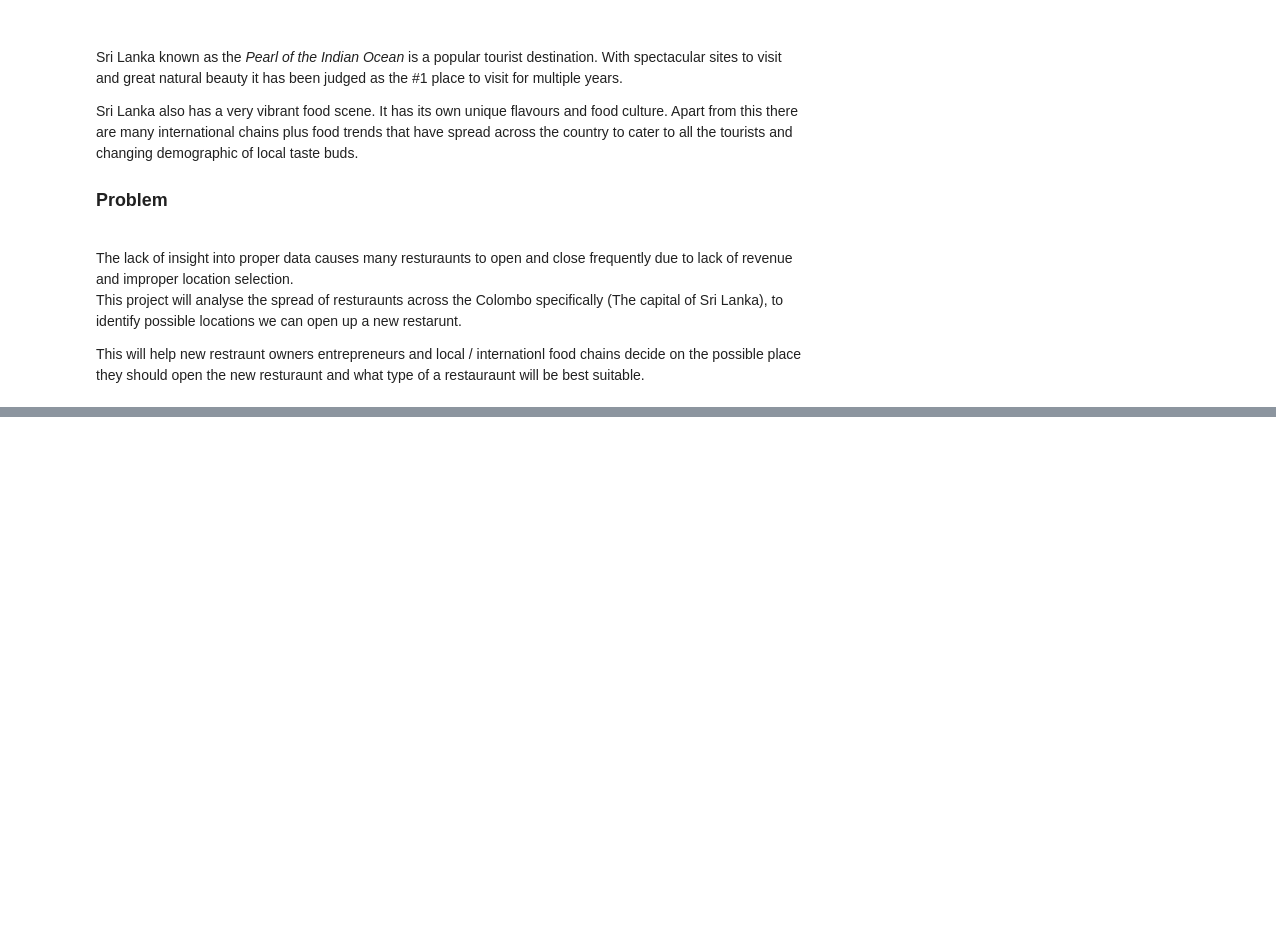
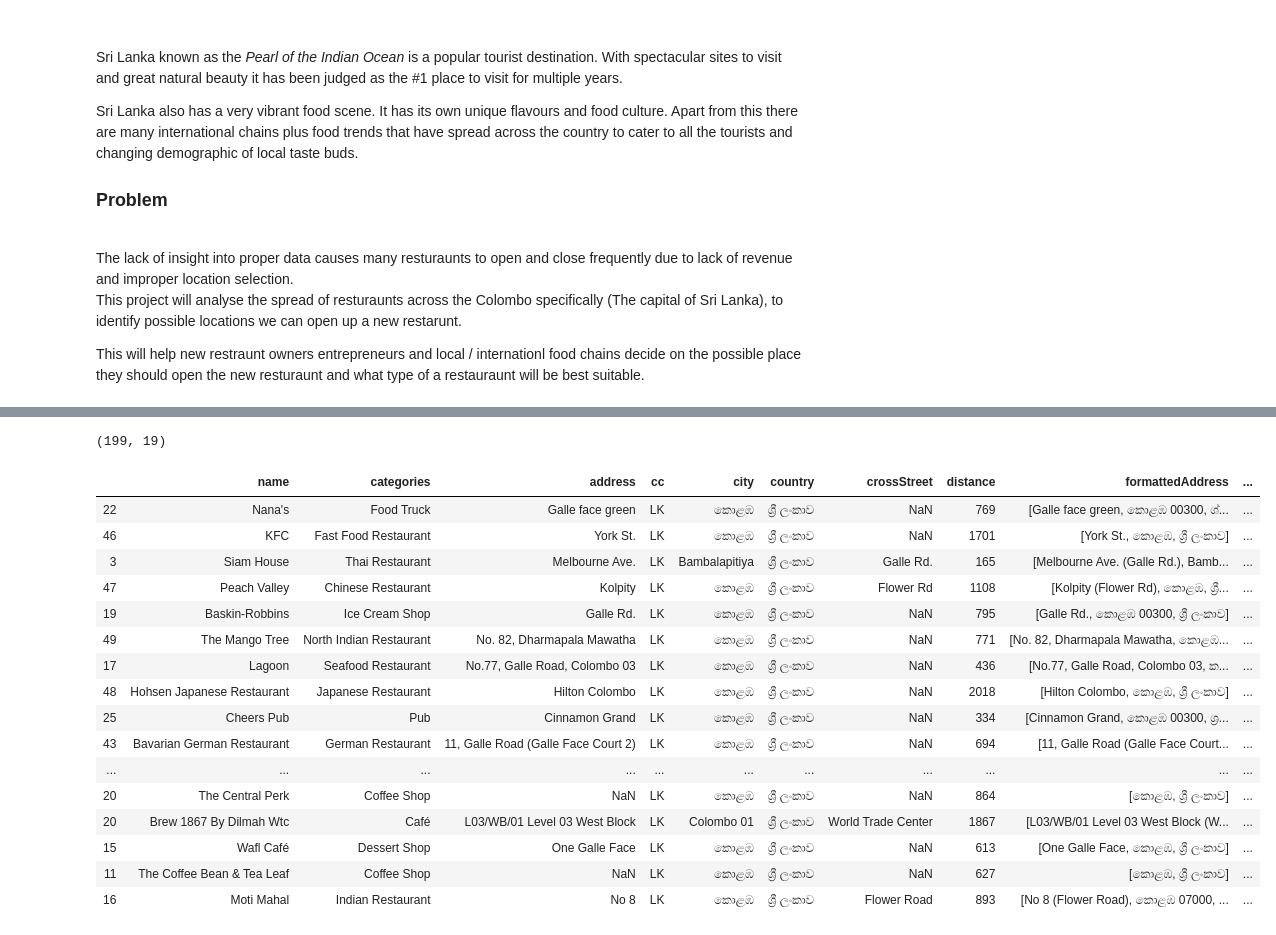
Before and after one commit to Samkobb/Colombo--ri-Lanka---Next-Resturaunt, a Jupyter notebook: Colombo Sri Lanka.ipynb, the cells around one changed output, grey strips where cells are left out. Drawn from its saved outputs; the diff is of its cells as text; code cells hidden in the pictures; blank space fills up the shorter version.

Commit message:
Week 2- Data capstone submission

```diff
--- a/Colombo Sri Lanka.ipynb
+++ b/Colombo Sri Lanka.ipynb
@@ -32,0 +355,7 @@ This will help new restraunt owners entrepreneurs and local / internationl food
+# %%
+search_query ='4d4b7105d754a06374d81259'
+url = 'https://api.foursquare.com/v2/venues/search?client_id={}&client_secret={}&ll={},{}&v={}&categoryId={}&radius={}&limit={}'.format(CLIENT_ID, CLIENT_SECRET, latitude, longitude, VERSION, search_query, radius, LIMIT)
+results = requests.get(url).json()
+venues = results['response']['venues']
+dataframe_colombo4= json_normalize(venues)
+dataframe_colombo4
@@ -32,0 +422,2 @@ This will help new restraunt owners entrepreneurs and local / internationl food
+# %%
+restaruant_data= pd.concat([dataframe_colombo1, dataframe_colombo2, dataframe_colombo3,dataframe_colombo4], axis=0, sort='true')
@@ -32,0 +448,2 @@ This will help new restraunt owners entrepreneurs and local / internationl food
+# %%
+restaruant_data.sort_values("id", inplace=True)
@@ -32,0 +470,48 @@ This will help new restraunt owners entrepreneurs and local / internationl food
+# %%
+cleansed_data=restaruant_data.drop_duplicates(subset ="id")
+# %%
+cleansed_data.shape
+# %% [output]
+(199, 19)
+# %%
+# keep only columns that include venue name, and anything that is associated with location
+filtered_columns = ['name', 'categories'] + [col for col in cleansed_data.columns if col.startswith('location.')] + ['id']
+dataframe_filtered = cleansed_data.loc[:, filtered_columns]
+
+# function that extracts the category of the venue
+def get_category_type(row):
+    try:
+        categories_list = row['categories']
+    except:
+        categories_list = row['venue.categories']
+
+    if len(categories_list) == 0:
+        return None
+    else:
+        return categories_list[0]['name']
+
+# filter the category for each row
+dataframe_filtered['categories'] = dataframe_filtered.apply(get_category_type, axis=1)
+
+# clean column names by keeping only last term
+dataframe_filtered.columns = [column.split('.')[-1] for column in dataframe_filtered.columns]
+
+dataframe_filtered
+# %% [output]
+|  | name | categories | address | cc | city | country | crossStreet | distance | formattedAddress | ... |
+| 22 | Nana's | Food Truck | Galle face green | LK | කොළඹ | ශ්‍රී ලංකාව | NaN | 769 | [Galle face green, කොළඹ 00300, ශ්... | ... |
+| 46 | KFC | Fast Food Restaurant | York St. | LK | කොළඹ | ශ්‍රී ලංකාව | NaN | 1701 | [York St., කොළඹ, ශ්‍රී ලංකාව] | ... |
+| 3 | Siam House | Thai Restaurant | Melbourne Ave. | LK | Bambalapitiya | ශ්‍රී ලංකාව | Galle Rd. | 165 | [Melbourne Ave. (Galle Rd.), Bamb... | ... |
+| 47 | Peach Valley | Chinese Restaurant | Kolpity | LK | කොළඹ | ශ්‍රී ලංකාව | Flower Rd | 1108 | [Kolpity (Flower Rd), කොළඹ, ශ්‍රී... | ... |
+| 19 | Baskin-Robbins | Ice Cream Shop | Galle Rd. | LK | කොළඹ | ශ්‍රී ලංකාව | NaN | 795 | [Galle Rd., කොළඹ 00300, ශ්‍රී ලංකාව] | ... |
+| 49 | The Mango Tree | North Indian Restaurant | No. 82, Dharmapala Mawatha | LK | කොළඹ | ශ්‍රී ලංකාව | NaN | 771 | [No. 82, Dharmapala Mawatha, කොළඹ... | ... |
+| 17 | Lagoon | Seafood Restaurant | No.77, Galle Road, Colombo 03 | LK | කොළඹ | ශ්‍රී ලංකාව | NaN | 436 | [No.77, Galle Road, Colombo 03, ක... | ... |
+| 48 | Hohsen Japanese Restaurant | Japanese Restaurant | Hilton Colombo | LK | කොළඹ | ශ්‍රී ලංකාව | NaN | 2018 | [Hilton Colombo, කොළඹ, ශ්‍රී ලංකාව] | ... |
+| 25 | Cheers Pub | Pub | Cinnamon Grand | LK | කොළඹ | ශ්‍රී ලංකාව | NaN | 334 | [Cinnamon Grand, කොළඹ 00300, ශ්‍ර... | ... |
+| 43 | Bavarian German Restaurant | German Restaurant | 11, Galle Road (Galle Face Court 2) | LK | කොළඹ | ශ්‍රී ලංකාව | NaN | 694 | [11, Galle Road (Galle Face Court... | ... |
+| ... | ... | ... | ... | ... | ... | ... | ... | ... | ... | ... |
+| 20 | The Central Perk | Coffee Shop | NaN | LK | කොළඹ | ශ්‍රී ලංකාව | NaN | 864 | [කොළඹ, ශ්‍රී ලංකාව] | ... |
+| 20 | Brew 1867 By Dilmah Wtc | Café | L03/WB/01 Level 03 West Block | LK | Colombo 01 | ශ්‍රී ලංකාව | World Trade Center | 1867 | [L03/WB/01 Level 03 West Block (W... | ... |
+| 15 | Wafl Café | Dessert Shop | One Galle Face | LK | කොළඹ | ශ්‍රී ලංකාව | NaN | 613 | [One Galle Face, කොළඹ, ශ්‍රී ලංකාව] | ... |
+| 11 | The Coffee Bean & Tea Leaf | Coffee Shop | NaN | LK | කොළඹ | ශ්‍රී ලංකාව | NaN | 627 | [කොළඹ, ශ්‍රී ලංකාව] | ... |
+| 16 | Moti Mahal | Indian Restaurant | No 8 | LK | කොළඹ | ශ්‍රී ලංකාව | Flower Road | 893 | [No 8 (Flower Road), කොළඹ 07000, ... | ... |
```
Also changed, not shown: parts of 46 cells of this notebook.
